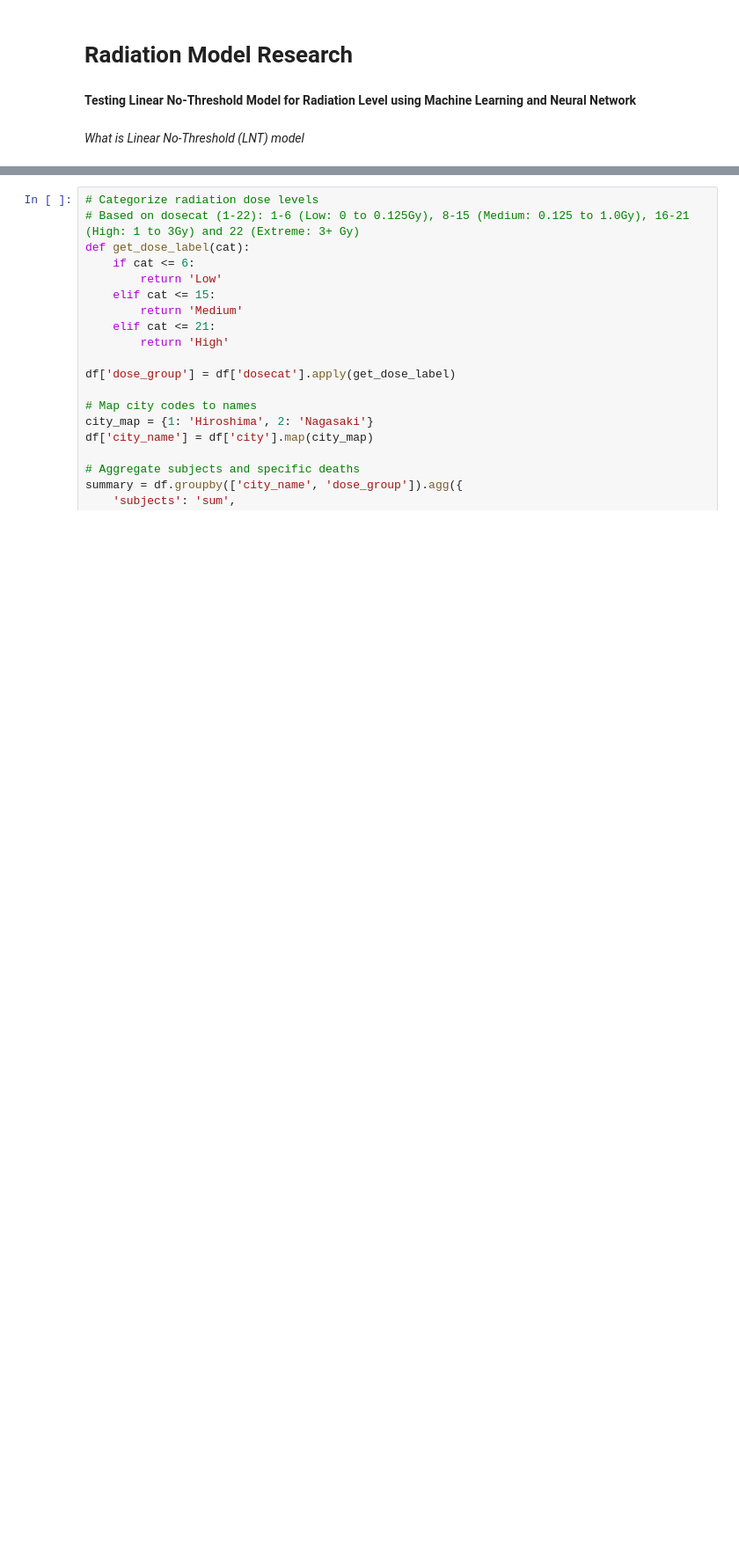
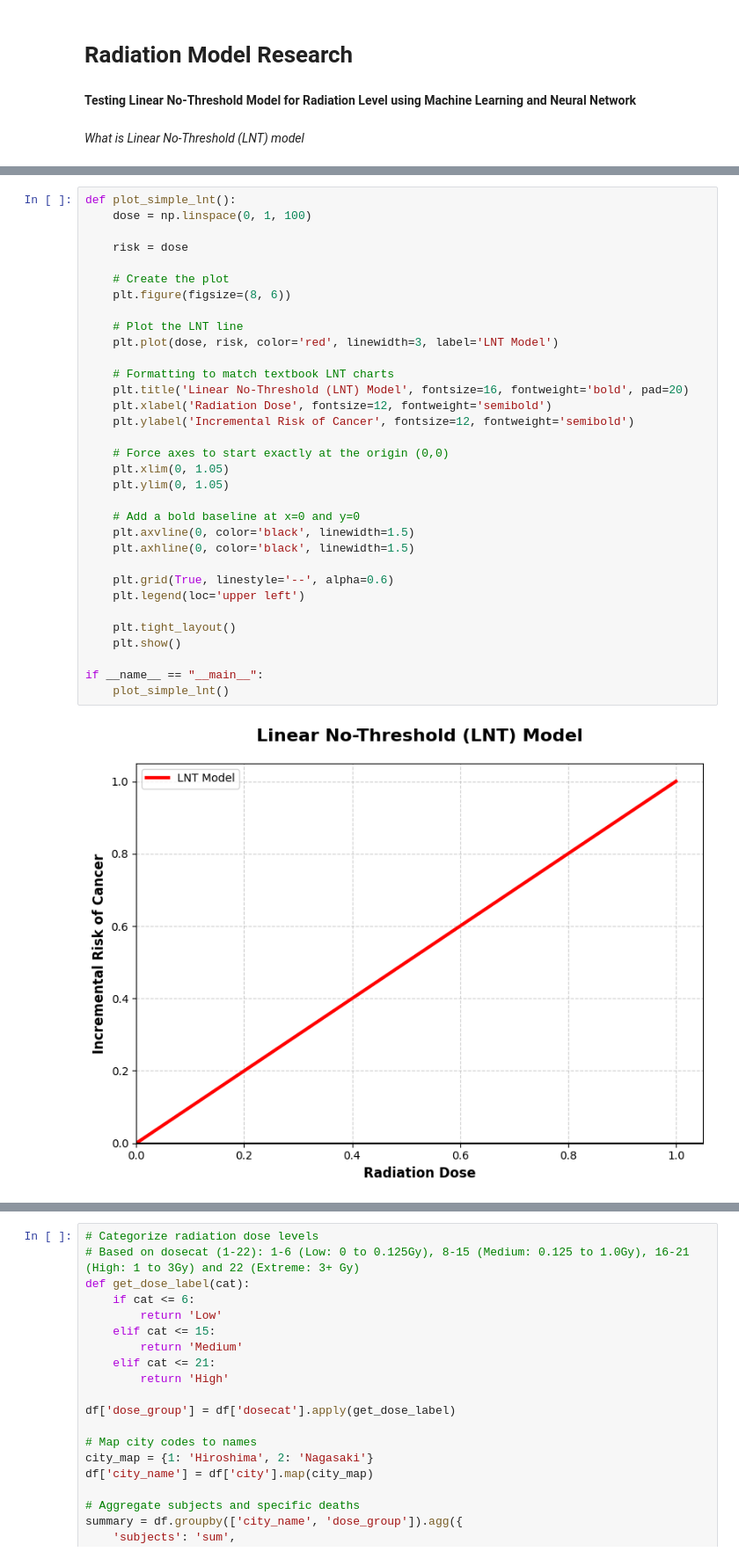
Before and after one commit to itsMe-Wario/Radiation-Research, a Jupyter notebook: main.ipynb, the cells around one changed output, grey strips where cells are left out. Shown at 88% size. Saved outputs shown, nothing was run; the diff lists cells and outputs as text; blank space fills up the shorter version.

```diff
--- a/main.ipynb
+++ b/main.ipynb
@@ -24,0 +38,35 @@ from scipy.stats import linregress
+# %%
+def plot_simple_lnt():
+    dose = np.linspace(0, 1, 100)
+
+    risk = dose
+
+    # Create the plot
+    plt.figure(figsize=(8, 6))
+
+    # Plot the LNT line
+    plt.plot(dose, risk, color='red', linewidth=3, label='LNT Model')
+
+    # Formatting to match textbook LNT charts
+    plt.title('Linear No-Threshold (LNT) Model', fontsize=16, fontweight='bold', pad=20)
+    plt.xlabel('Radiation Dose', fontsize=12, fontweight='semibold')
+    plt.ylabel('Incremental Risk of Cancer', fontsize=12, fontweight='semibold')
+
+    # Force axes to start exactly at the origin (0,0)
+    plt.xlim(0, 1.05)
+    plt.ylim(0, 1.05)
+
+    # Add a bold baseline at x=0 and y=0
+    plt.axvline(0, color='black', linewidth=1.5)
+    plt.axhline(0, color='black', linewidth=1.5)
+
+    plt.grid(True, linestyle='--', alpha=0.6)
+    plt.legend(loc='upper left')
+
+    plt.tight_layout()
+    plt.show()
+
+if __name__ == "__main__":
+    plot_simple_lnt()
+# %% [output]
+[figure, added]
```
Also changed, not shown: parts of 24 cells of this notebook, 18 other files.
